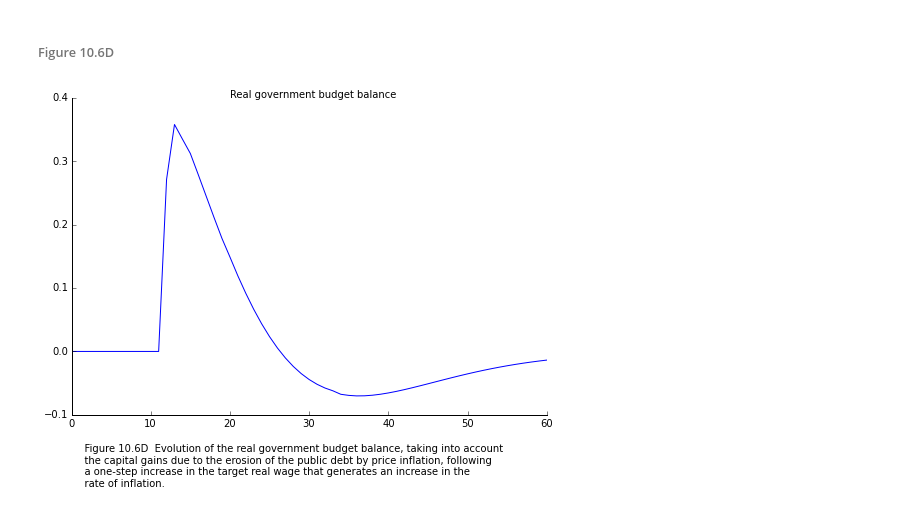
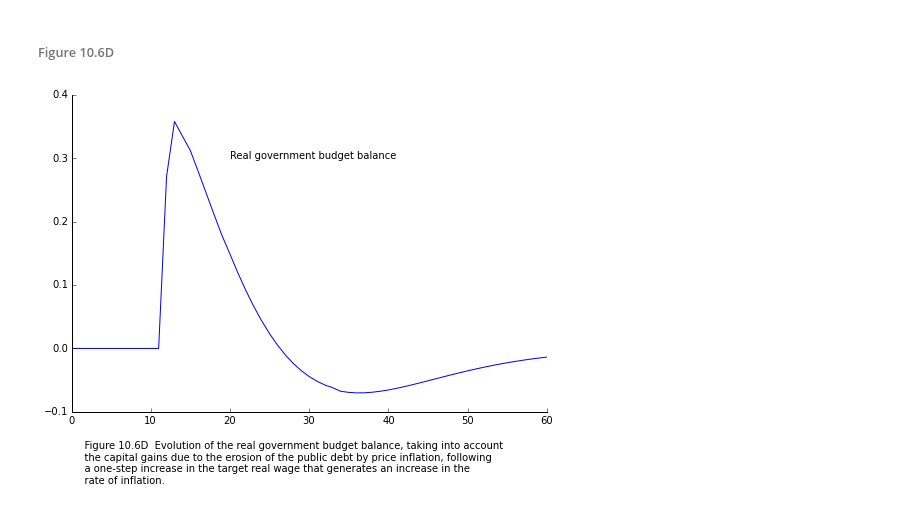
Before and after one commit to kennt/monetary-economics, a Jupyter notebook: Chapter 10 Model INSOUT.ipynb, the cells around one changed output. Saved outputs shown, nothing was run; the diff lists cells and outputs as text; code cells hidden in the pictures.

Commit message:
Fix some graphing bugs

```diff
--- a/Chapter 10 Model INSOUT.ipynb
+++ b/Chapter 10 Model INSOUT.ipynb
@@ -1535,31 +1535,31 @@ fig.text(0.1, -.1, caption);
 # %%
 caption = '''
     Figure 10.6D  Evolution of the real government budget balance, taking into account
     the capital gains due to the erosion of the public debt by price inflation, following
     a one-step increase in the target real wage that generates an increase in the
     rate of inflation.'''
 
 data = list()
 for i in xrange(5, len(omega0.solutions)):
     s6 = omega0.solutions[i]
     s6_1 = omega0.solutions[i-1]
     s0 = baseline.solutions[i]
     s0_1 = baseline.solutions[i-1]
 
     data.append((-s6['PSBR'] + (s6['P'] - s6_1['P'])*(s6_1['Bs']+s6_1['BLs']*s6_1['Pbl'])/s6['P']) -
                 (-s0['PSBR'] + (s0['P'] - s0_1['P'])*(s0_1['Bs']+s0_1['BLs']*s0_1['Pbl'])/s0['P']))
 
 fig = plt.figure()
 axes = fig.add_axes([0.1, 0.1, 1.1, 1.1])
 axes.tick_params(top='off', right='off')
 axes.spines['top'].set_visible(False)
 axes.spines['right'].set_visible(False)
 #axes.set_ylim(-0.5, 1)
 
 axes.plot(data, linestyle='-', color='b')
 
 # add labels
-plt.text(20, 0.4, 'Real government budget balance')
+plt.text(20, 0.3, 'Real government budget balance')
 fig.text(0.1, -.15, caption);
 # %% [output]
-[figure, old version]
+[figure, new version]
```
Also changed, not shown: parts of 5 cells of this notebook, 2 other files.
